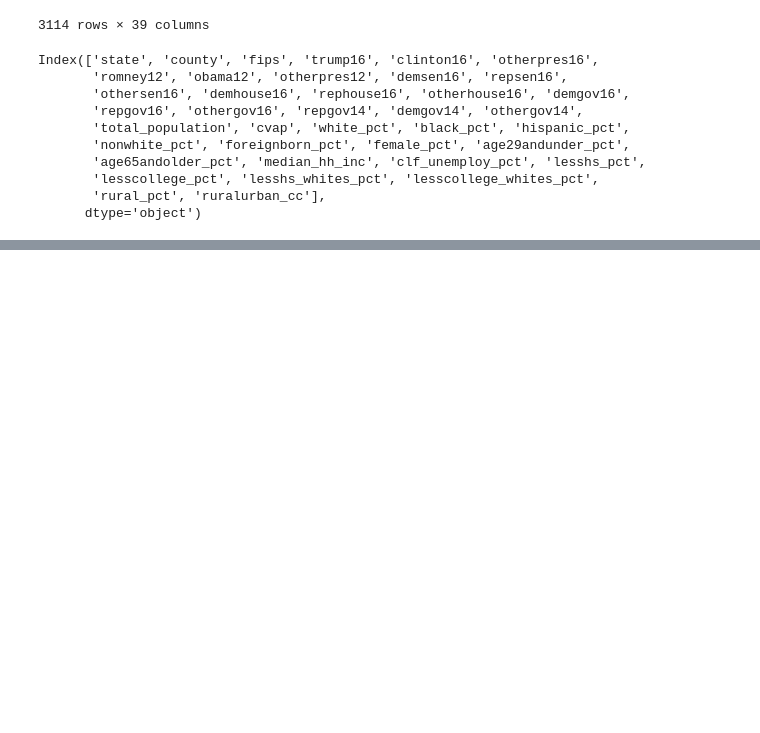
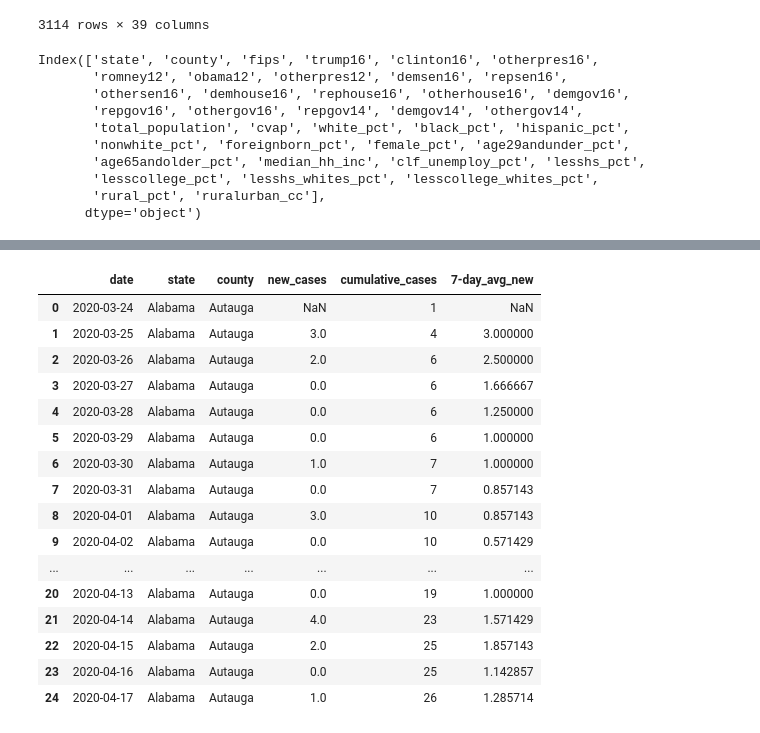
Before and after one commit to aspotter99/SQL_talk, a Jupyter notebook: notebooks/Regions.ipynb, the cells around one changed output, grey strips where cells are left out. Cells and saved outputs as stored; diff of their text form; code cells hidden in the pictures; blank space fills up the shorter version.

```diff
--- a/notebooks/Regions.ipynb
+++ b/notebooks/Regions.ipynb
@@ -96,0 +97,34 @@ df
+# %%
+df = pd.read_sql('''WITH cte as (SELECT c.date, c.state, c.county,
+                                    cases - LAG (cases,1) OVER (PARTITION BY fips ORDER BY date) as 'new_cases',
+                                    cases as 'cumulative_cases'
+                    FROM     counties c)
+
+SELECT date,
+       state,
+       county,
+       new_cases,
+       cumulative_cases,
+       AVG(new_cases) OVER (PARTITION BY state, county ORDER BY date ASC rows 6 PRECEDING) as '7-day_avg_new'
+FROM cte
+ORDER BY state, county, date
+LIMIT 25''',conn)
+df
+# %% [output]
+|  | date | state | county | new_cases | cumulative_cases | 7-day_avg_new |
+| 0 | 2020-03-24 | Alabama | Autauga | NaN | 1 | NaN |
+| 1 | 2020-03-25 | Alabama | Autauga | 3.0 | 4 | 3.000000 |
+| 2 | 2020-03-26 | Alabama | Autauga | 2.0 | 6 | 2.500000 |
+| 3 | 2020-03-27 | Alabama | Autauga | 0.0 | 6 | 1.666667 |
+| 4 | 2020-03-28 | Alabama | Autauga | 0.0 | 6 | 1.250000 |
+| 5 | 2020-03-29 | Alabama | Autauga | 0.0 | 6 | 1.000000 |
+| 6 | 2020-03-30 | Alabama | Autauga | 1.0 | 7 | 1.000000 |
+| 7 | 2020-03-31 | Alabama | Autauga | 0.0 | 7 | 0.857143 |
+| 8 | 2020-04-01 | Alabama | Autauga | 3.0 | 10 | 0.857143 |
+| 9 | 2020-04-02 | Alabama | Autauga | 0.0 | 10 | 0.571429 |
+| ... | ... | ... | ... | ... | ... | ... |
+| 20 | 2020-04-13 | Alabama | Autauga | 0.0 | 19 | 1.000000 |
+| 21 | 2020-04-14 | Alabama | Autauga | 4.0 | 23 | 1.571429 |
+| 22 | 2020-04-15 | Alabama | Autauga | 2.0 | 25 | 1.857143 |
+| 23 | 2020-04-16 | Alabama | Autauga | 0.0 | 25 | 1.142857 |
+| 24 | 2020-04-17 | Alabama | Autauga | 1.0 | 26 | 1.285714 |
```
Also changed, not shown: parts of 1 cell of this notebook, 7 other files.
